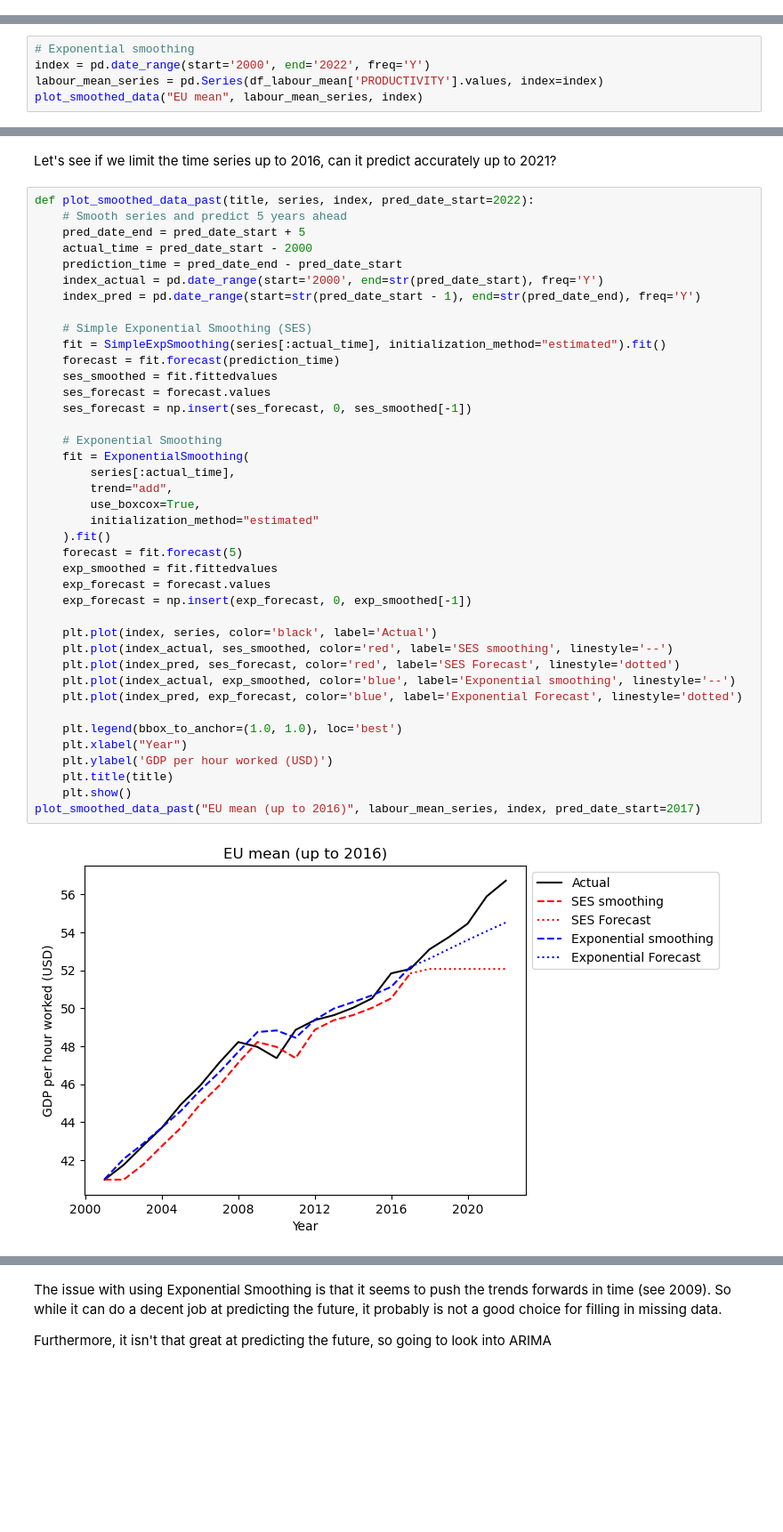
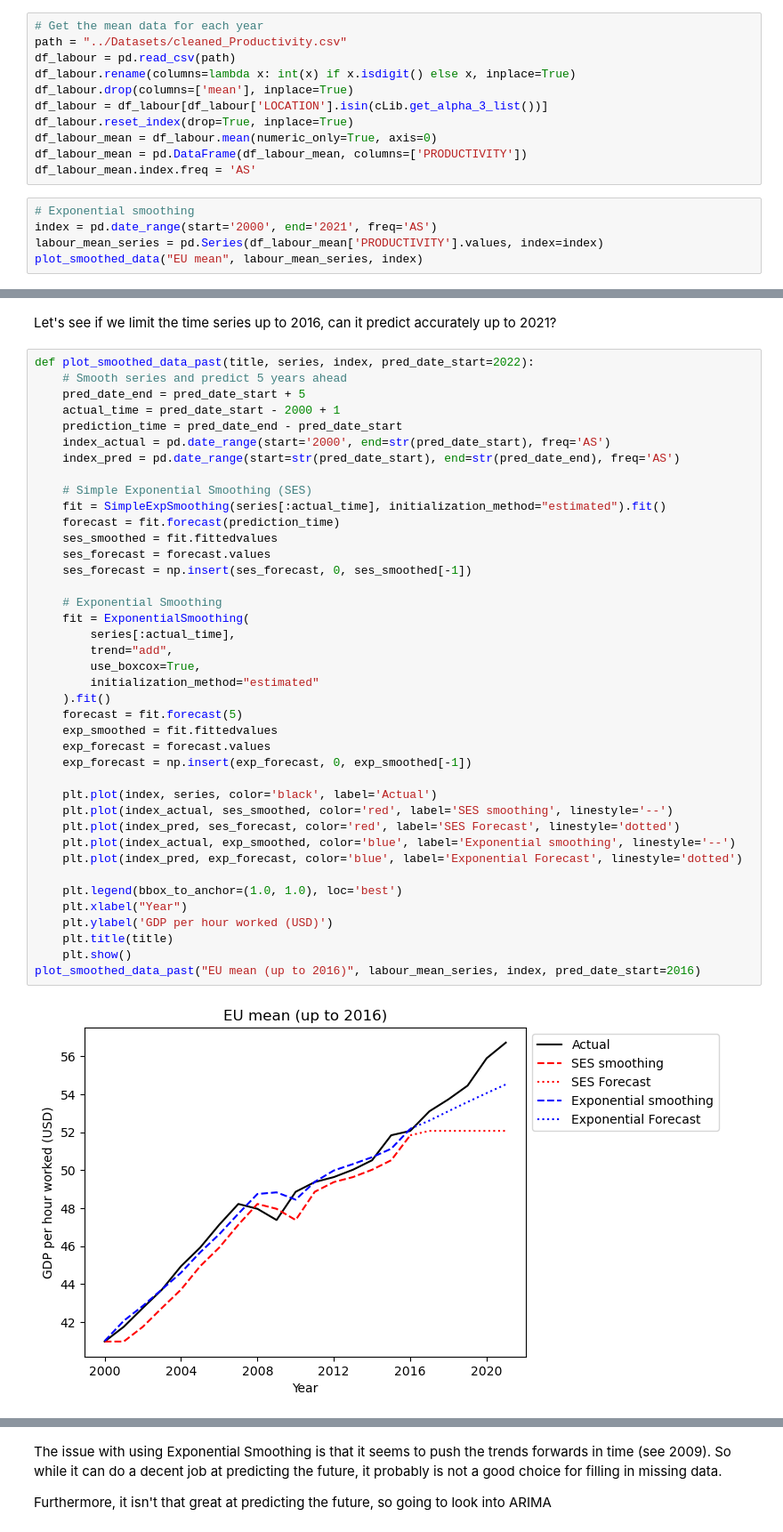
Before and after one commit to JoanneLin168/ADS-European-Productivity, a Jupyter notebook: Notebooks/smoothingVsARIMA.ipynb, the cells around one changed output, grey strips where cells are left out. Shown at 89% size. Cells and saved outputs as stored; diff of their text form; blank space fills up the shorter version.

```diff
--- a/Notebooks/smoothingVsARIMA.ipynb
+++ b/Notebooks/smoothingVsARIMA.ipynb
@@ -114,0 +92,16 @@ for country in cLib.get_countries():
+# %%
+# Get the mean data for each year
+path = "../Datasets/cleaned_Productivity.csv"
+df_labour = pd.read_csv(path)
+df_labour.rename(columns=lambda x: int(x) if x.isdigit() else x, inplace=True)
+df_labour.drop(columns=['mean'], inplace=True)
+df_labour = df_labour[df_labour['LOCATION'].isin(cLib.get_alpha_3_list())]
+df_labour.reset_index(drop=True, inplace=True)
+df_labour_mean = df_labour.mean(numeric_only=True, axis=0)
+df_labour_mean = pd.DataFrame(df_labour_mean, columns=['PRODUCTIVITY'])
+df_labour_mean.index.freq = 'AS'
+# %%
+# Exponential smoothing
+index = pd.date_range(start='2000', end='2021', freq='AS')
+labour_mean_series = pd.Series(df_labour_mean['PRODUCTIVITY'].values, index=index)
+plot_smoothed_data("EU mean", labour_mean_series, index)
@@ -128,5 +111,0 @@ df_labour_mean.index.freq = 'Y'
-# %%
-# Exponential smoothing
-index = pd.date_range(start='2000', end='2022', freq='Y')
-labour_mean_series = pd.Series(df_labour_mean['PRODUCTIVITY'].values, index=index)
-plot_smoothed_data("EU mean", labour_mean_series, index)
@@ -138,41 +115,41 @@ Let's see if we limit the time series up to 2016, can it predict accurately up t
 def plot_smoothed_data_past(title, series, index, pred_date_start=2022):
     # Smooth series and predict 5 years ahead
     pred_date_end = pred_date_start + 5
-    actual_time = pred_date_start - 2000
+    actual_time = pred_date_start - 2000 + 1
     prediction_time = pred_date_end - pred_date_start
-    index_actual = pd.date_range(start='2000', end=str(pred_date_start), freq='Y')
-    index_pred = pd.date_range(start=str(pred_date_start - 1), end=str(pred_date_end), freq='Y')
+    index_actual = pd.date_range(start='2000', end=str(pred_date_start), freq='AS')
+    index_pred = pd.date_range(start=str(pred_date_start), end=str(pred_date_end), freq='AS')
 
     # Simple Exponential Smoothing (SES)
     fit = SimpleExpSmoothing(series[:actual_time], initialization_method="estimated").fit()
     forecast = fit.forecast(prediction_time)
     ses_smoothed = fit.fittedvalues
     ses_forecast = forecast.values
     ses_forecast = np.insert(ses_forecast, 0, ses_smoothed[-1])
 
     # Exponential Smoothing
     fit = ExponentialSmoothing(
         series[:actual_time],
         trend="add",
         use_boxcox=True,
         initialization_method="estimated"
     ).fit()
     forecast = fit.forecast(5)
     exp_smoothed = fit.fittedvalues
     exp_forecast = forecast.values
     exp_forecast = np.insert(exp_forecast, 0, exp_smoothed[-1])
 
     plt.plot(index, series, color='black', label='Actual')
     plt.plot(index_actual, ses_smoothed, color='red', label='SES smoothing', linestyle='--')
     plt.plot(index_pred, ses_forecast, color='red', label='SES Forecast', linestyle='dotted')
     plt.plot(index_actual, exp_smoothed, color='blue', label='Exponential smoothing', linestyle='--')
     plt.plot(index_pred, exp_forecast, color='blue', label='Exponential Forecast', linestyle='dotted')
 
     plt.legend(bbox_to_anchor=(1.0, 1.0), loc='best')
     plt.xlabel("Year")
     plt.ylabel('GDP per hour worked (USD)')
     plt.title(title)
     plt.show()
-plot_smoothed_data_past("EU mean (up to 2016)", labour_mean_series, index, pred_date_start=2017)
+plot_smoothed_data_past("EU mean (up to 2016)", labour_mean_series, index, pred_date_start=2016)
 # %% [output]
-[figure, old version]
+[figure, new version]
```
Also changed, not shown: parts of 26 cells of this notebook, 1 other file.
